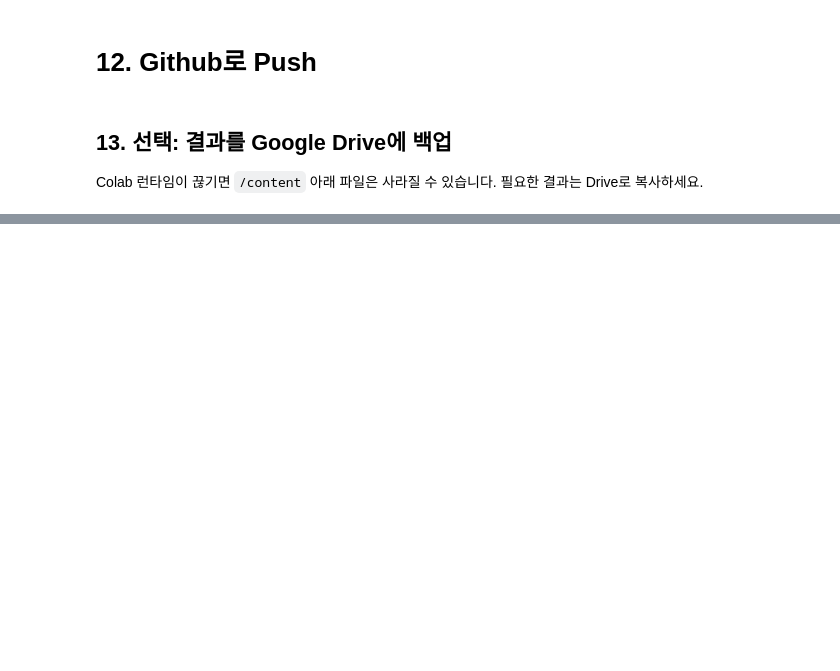
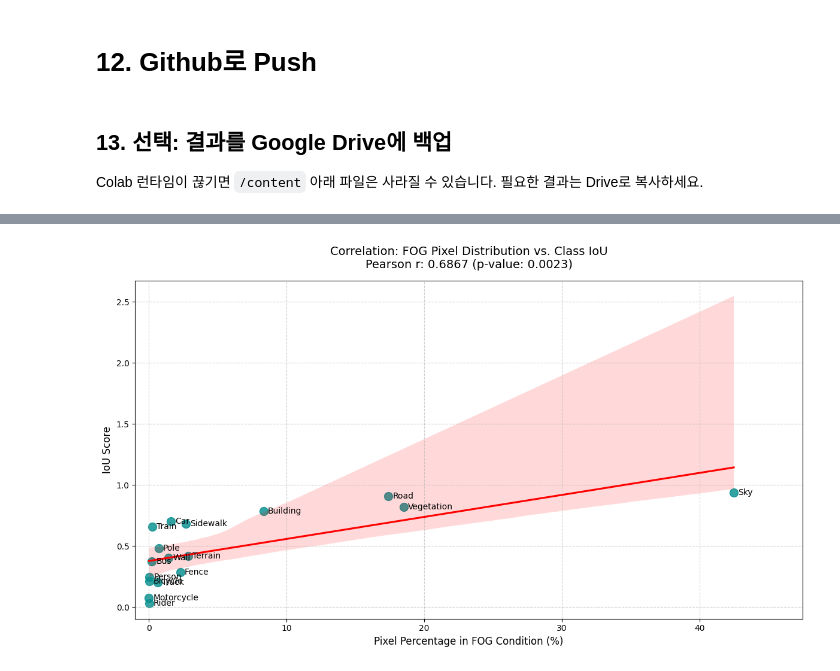
Before and after one commit to sangchun1/Adverse-Weather-Segmentation, a Jupyter notebook: scripts/colab_run_baseline.ipynb, the cells around one changed output, grey strips where cells are left out. Drawn from its saved outputs; the diff is of its cells as text; code cells hidden in the pictures; blank space fills up the shorter version.

```diff
--- a/scripts/colab_run_baseline.ipynb
+++ b/scripts/colab_run_baseline.ipynb
@@ -522,3 +622,90 @@ if SAVE_TO_DRIVE:
     print('[DONE] Saved to:', DRIVE_OUTPUT_DIR)
 else:
     print('[INFO] SAVE_TO_DRIVE=False. Skipping backup.')
+# %%
+import os
+import json
+import pandas as pd
+import numpy as np
+import matplotlib.pyplot as plt
+import seaborn as sns
+from pathlib import Path
+from scipy.stats import pearsonr
+
+# 1. 대상 폴더에서 결과 파일 찾기
+results_dir = Path('/content/drive/MyDrive/AWSeg_outputs/DeepLabV320260525_084243_fog/outputs/results')
+eval_file = results_dir / 'baseline' / 'eval_val.json'
+
+iou_dict = {}
+if eval_file.exists():
+    print(f"[INFO] 평가 결과 파일 로드 중: {eval_file}")
+    with open(eval_file, 'r') as f:
+        metrics = json.load(f)
+
+    # JSON 구조: metrics['main']['class_iou']
+    if 'main' in metrics and 'class_iou' in metrics['main']:
+        iou_dict = metrics['main']['class_iou']
+        print("[INFO] 클래스별 IoU 데이터를 성공적으로 찾았습니다!")
+    else:
+         print("[WARNING] 'main' -> 'class_iou' 구조를 찾지 못했습니다.")
+else:
+    print(f"[WARNING] 평가 파일을 찾지 못했습니다: {eval_file}")
+
+# 2. IoU 및 픽셀 데이터 병합
+if iou_dict:
+    iou_values = []
+    for i, cls in enumerate(CLASSES):
+        # 클래스명 또는 인덱스로 값 찾기
+        iou = iou_dict.get(cls, iou_dict.get(cls.lower(), iou_dict.get(str(i), np.nan)))
+        iou_values.append(iou)
+
+    # 이전 셀에서 계산된 fog 픽셀 정보 가져오기
+    fog_pixels = pixel_counts['fog']
+    fog_percentages = (fog_pixels / np.sum(fog_pixels)) * 100
+
+    df_corr = pd.DataFrame({
+        'Class': CLASSES,
+        'Pixel_Percentage': fog_percentages,
+        'IoU': iou_values
+    })
+
+    # IoU가 없는 클래스(결측치) 제외
+    df_corr = df_corr.dropna()
+    df_corr['IoU'] = df_corr['IoU'].astype(float)
+    display(df_corr)
+
+    # 3. 상관관계 분석 및 시각화
+    if len(df_corr) > 1:
+        corr_coef, p_val = pearsonr(df_corr['Pixel_Percentage'], df_corr['IoU'])
+
+        plt.figure(figsize=(12, 7))
+        sns.regplot(data=df_corr, x='Pixel_Percentage', y='IoU',
+                    marker='o', scatter_kws={'s': 100, 'color': 'darkcyan'}, line_kws={'color': 'red'})
+
+        # 각 점 옆에 클래스명 표기
+        for i, row in df_corr.iterrows():
+            plt.text(row['Pixel_Percentage'] + 0.3, row['IoU'], row['Class'],
+                     fontsize=10, va='center')
+
+        plt.title(f'Correlation: FOG Pixel Distribution vs. Class IoU\nPearson r: {corr_coef:.4f} (p-value: {p_val:.4f})',
+                  fontsize=14, pad=15)
+        plt.xlabel('Pixel Percentage in FOG Condition (%)', fontsize=12)
+        plt.ylabel('IoU Score', fontsize=12)
+        plt.grid(True, linestyle='--', alpha=0.6)
+        plt.xlim(max(-1, df_corr['Pixel_Percentage'].min() - 2), df_corr['Pixel_Percentage'].max() + 5)
+        plt.tight_layout()
+        plt.show()
+
+        # 결론 출력
+        print("=" * 60)
+        if p_val < 0.05:
+            print(f"📌 [결론] p-value가 {p_val:.4f}로 0.05보다 작습니다.")
+            print("-> 안개(Fog) 조건 내 해당 클래스의 **픽셀 차지 비율(%)과 예측 성능(IoU) 간에 통계적으로 유의미한 상관관계**가 나타납니다.")
+            if corr_coef > 0:
+                print("-> (해석) 데이터에 픽셀 비중이 높은 클래스일수록 모델이 더 잘 예측하는 경향이 있습니다.")
+        else:
+            print(f"📌 [결론] p-value가 {p_val:.4f}로 0.05 이상입니다.")
+            print("-> 픽셀 차지 비율(%)과 IoU 간에 단순 선형 상관관계만으로는 유의미한 인과를 단정하기 어렵습니다.")
+            print("-> 픽셀 크기 외에도 객체의 형태적 난이도, 안개로 인한 시야 가림 등이 복합적으로 작용했을 가능성이 높습니다.")
+        print("=" * 60)
+# %% [output]
@@ -524,0 +732 @@ else:
+[figure, added]
```
Also changed, not shown: parts of 2 cells of this notebook.
